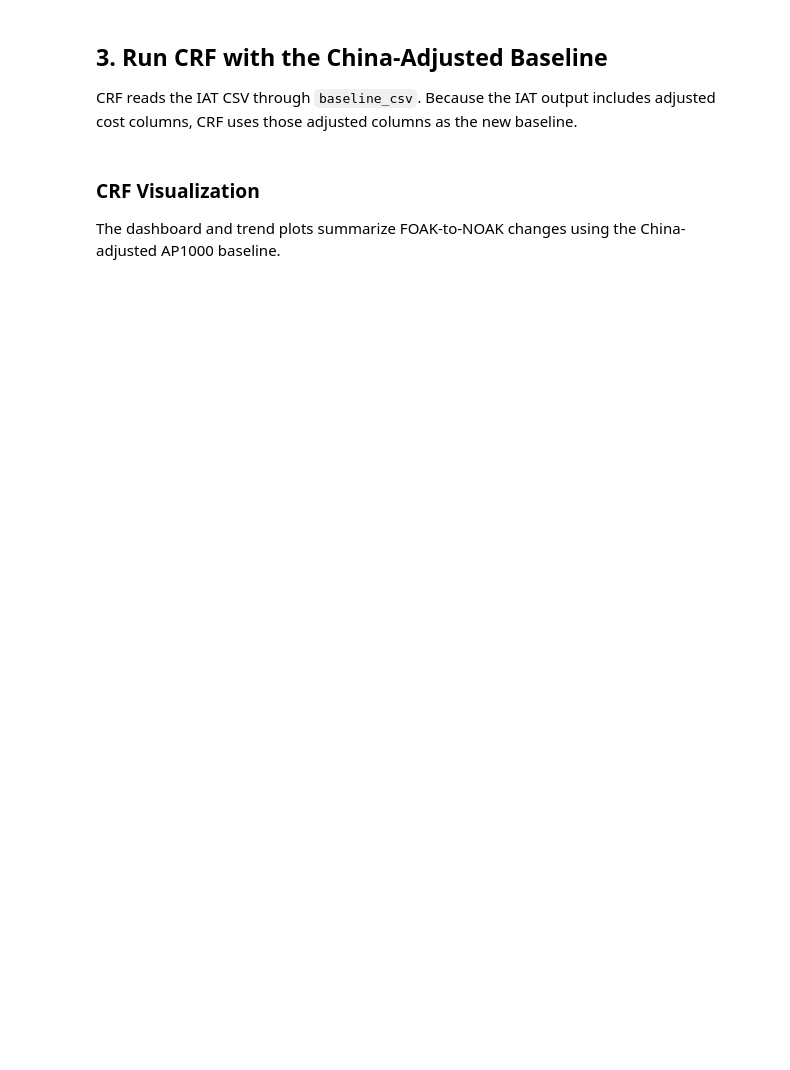
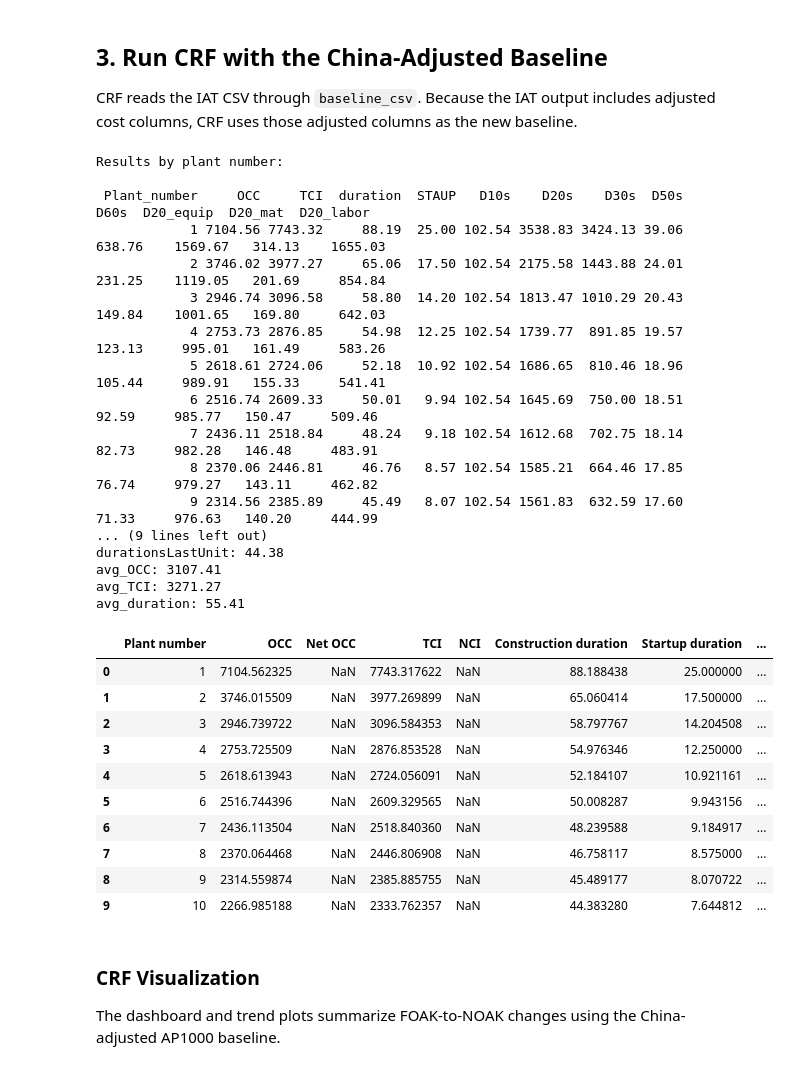
Before and after one commit to accert-dev/ACCERT, a Jupyter notebook: tutorial/combined/accert_ap1000_iat_crf_workflow.ipynb, the cells around one changed output. Cells and saved outputs as stored; diff of their text form; code cells hidden in the pictures; blank space fills up the shorter version.

```diff
--- a/tutorial/combined/accert_ap1000_iat_crf_workflow.ipynb
+++ b/tutorial/combined/accert_ap1000_iat_crf_workflow.ipynb
@@ -137,38 +201,67 @@ CRF reads the IAT CSV through `baseline_csv`. Because the IAT output includes ad
 # %%
 crf_config = {
     "reactor_type": REACTOR_TYPE,
     "baseline_csv": str(iat_china_csv),
     "f_22": 250_000_000,
     "f_2321": 150_000_000,
     "land_cost_per_acre_0": 22_000,
     "construction_duration_0": CONSTRUCTION_DURATION_MONTHS,
-    "startup_0": 28,
+    "startup_0": 25,
     "staggering_ratio": 0.75,
 }
 
 crf_levers = {
     "num_orders": 10,
-    "num_NOAK": 8,
+    "num_NOAK": 4,
     "itc_percent": 0,
     "n_itc": 0,
-    "interest_percent": 6,
+    "interest_percent": 3,
     "design_completion_percent": 70,
     "design_maturity": 1,
-    "proc_exp": 0.5,
-    "N_proc": 3,
-    "ce_exp": 0.5,
-    "N_cons": 5,
-    "ae_exp": 0.5,
+    "proc_exp": 1,
+    "N_proc": 2,
+    "ce_exp": 1,
+    "N_cons": 3,
+    "ae_exp": 1,
     "N_AE": 4,
     "standardization_percent": 80,
     "modularity_code": 0,
     "bop_grade_code": 0,
     "rb_grade_code": 0,
 }
 
 crf_result = run_one_scenario(crf_config, crf_levers)
 print_scenario_result(crf_result)
 results_to_dataframe(crf_result)
+# %% [output]
+Results by plant number:
+
+ Plant_number     OCC     TCI  duration  STAUP   D10s    D20s    D30s  D50s   D60s  D20_equip  D20_mat  D20_labor
+            1 7104.56 7743.32     88.19  25.00 102.54 3538.83 3424.13 39.06 638.76    1569.67   314.13    1655.03
+            2 3746.02 3977.27     65.06  17.50 102.54 2175.58 1443.88 24.01 231.25    1119.05   201.69     854.84
+            3 2946.74 3096.58     58.80  14.20 102.54 1813.47 1010.29 20.43 149.84    1001.65   169.80     642.03
+            4 2753.73 2876.85     54.98  12.25 102.54 1739.77  891.85 19.57 123.13     995.01   161.49     583.26
+            5 2618.61 2724.06     52.18  10.92 102.54 1686.65  810.46 18.96 105.44     989.91   155.33     541.41
+            6 2516.74 2609.33     50.01   9.94 102.54 1645.69  750.00 18.51  92.59     985.77   150.47     509.46
+            7 2436.11 2518.84     48.24   9.18 102.54 1612.68  702.75 18.14  82.73     982.28   146.48     483.91
+            8 2370.06 2446.81     46.76   8.57 102.54 1585.21  664.46 17.85  76.74     979.27   143.11     462.82
+            9 2314.56 2385.89     45.49   8.07 102.54 1561.83  632.59 17.60  71.33     976.63   140.20     444.99
+... (9 lines left out)
+durationsLastUnit: 44.38
+avg_OCC: 3107.41
+avg_TCI: 3271.27
+avg_duration: 55.41
+|  | Plant number | OCC | Net OCC | TCI | NCI | Construction duration | Startup duration | ... |
+| 0 | 1 | 7104.562325 | NaN | 7743.317622 | NaN | 88.188438 | 25.000000 | ... |
+| 1 | 2 | 3746.015509 | NaN | 3977.269899 | NaN | 65.060414 | 17.500000 | ... |
+| 2 | 3 | 2946.739722 | NaN | 3096.584353 | NaN | 58.797767 | 14.204508 | ... |
+| 3 | 4 | 2753.725509 | NaN | 2876.853528 | NaN | 54.976346 | 12.250000 | ... |
+| 4 | 5 | 2618.613943 | NaN | 2724.056091 | NaN | 52.184107 | 10.921161 | ... |
+| 5 | 6 | 2516.744396 | NaN | 2609.329565 | NaN | 50.008287 | 9.943156 | ... |
+| 6 | 7 | 2436.113504 | NaN | 2518.840360 | NaN | 48.239588 | 9.184917 | ... |
+| 7 | 8 | 2370.064468 | NaN | 2446.806908 | NaN | 46.758117 | 8.575000 | ... |
+| 8 | 9 | 2314.559874 | NaN | 2385.885755 | NaN | 45.489177 | 8.070722 | ... |
+| 9 | 10 | 2266.985188 | NaN | 2333.762357 | NaN | 44.383280 | 7.644812 | ... |
 # %% [markdown]
 ### CRF Visualization
 
```
Also changed, not shown: parts of 8 cells of this notebook.
